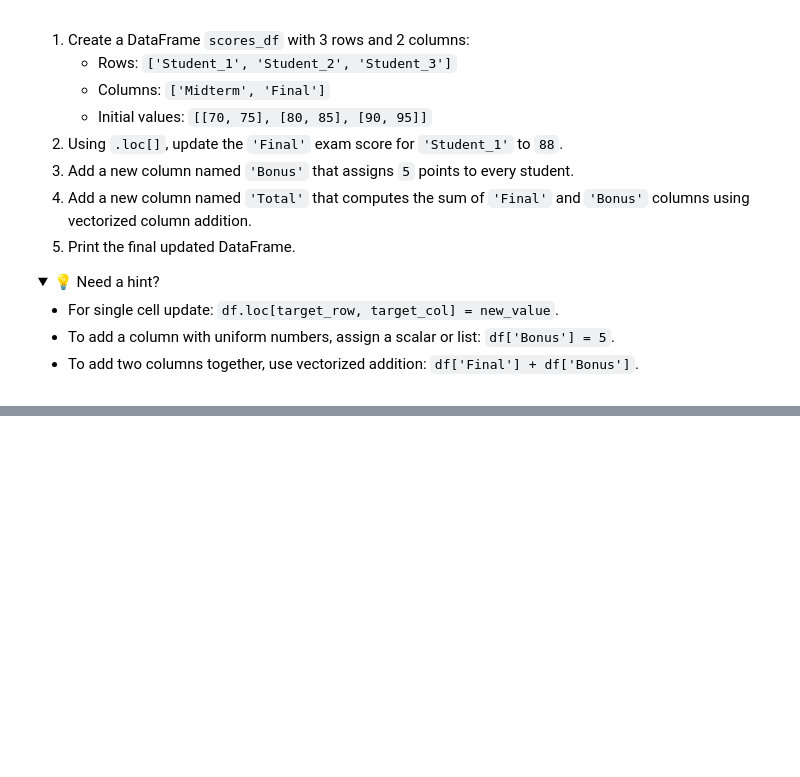
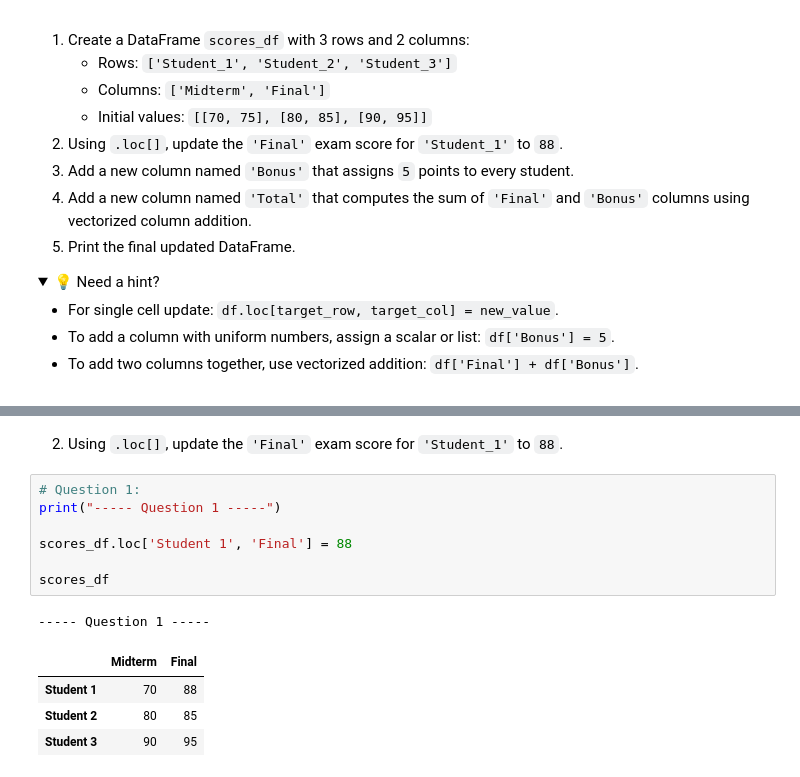
Before and after one commit to ryandilthusha/learning-study-hub, a Jupyter notebook: python/03-pandas-mastery/01_pandas_basics.ipynb, the cells around one changed output, grey strips where cells are left out. Cells and saved outputs as stored; diff of their text form; folded sections open; blank space fills up the shorter version.

```diff
--- a/python/03-pandas-mastery/01_pandas_basics.ipynb
+++ b/python/03-pandas-mastery/01_pandas_basics.ipynb
@@ -574,0 +612,15 @@ print(df)
+# %% [markdown]
+2. Using `.loc[]`, update the `'Final'` exam score for `'Student_1'` to `88`.
+# %%
+# Question 1:
+print("----- Question 1 -----")
+
+scores_df.loc['Student 1', 'Final'] = 88
+
+scores_df
+# %% [output]
+----- Question 1 -----
+|  | Midterm | Final |
+| Student 1 | 70 | 88 |
+| Student 2 | 80 | 85 |
+| Student 3 | 90 | 95 |
```
Also changed, not shown: parts of 9 cells of this notebook.
